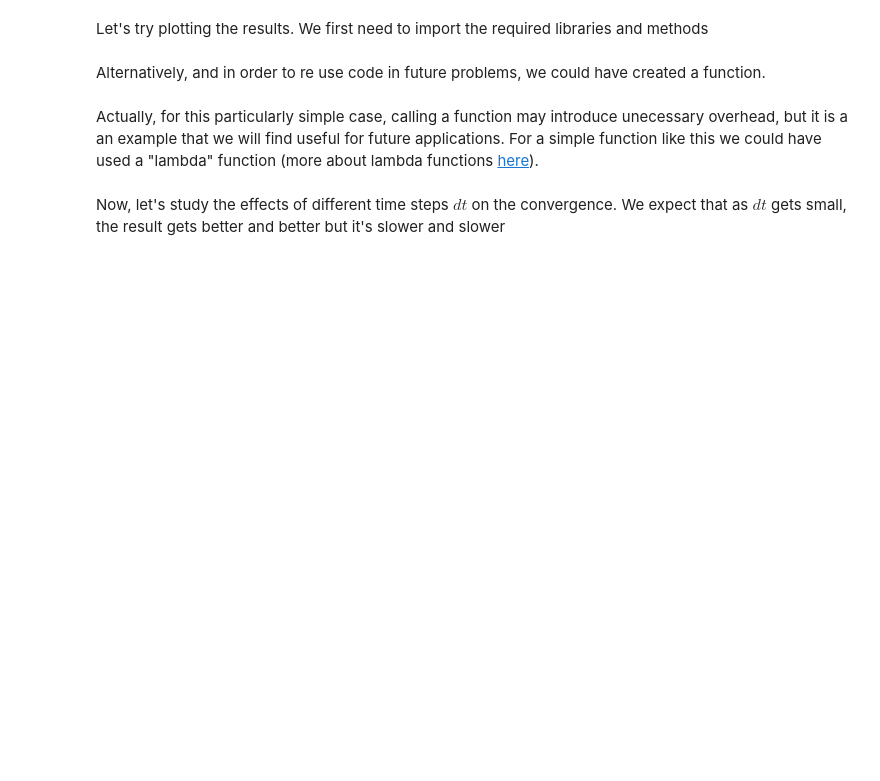
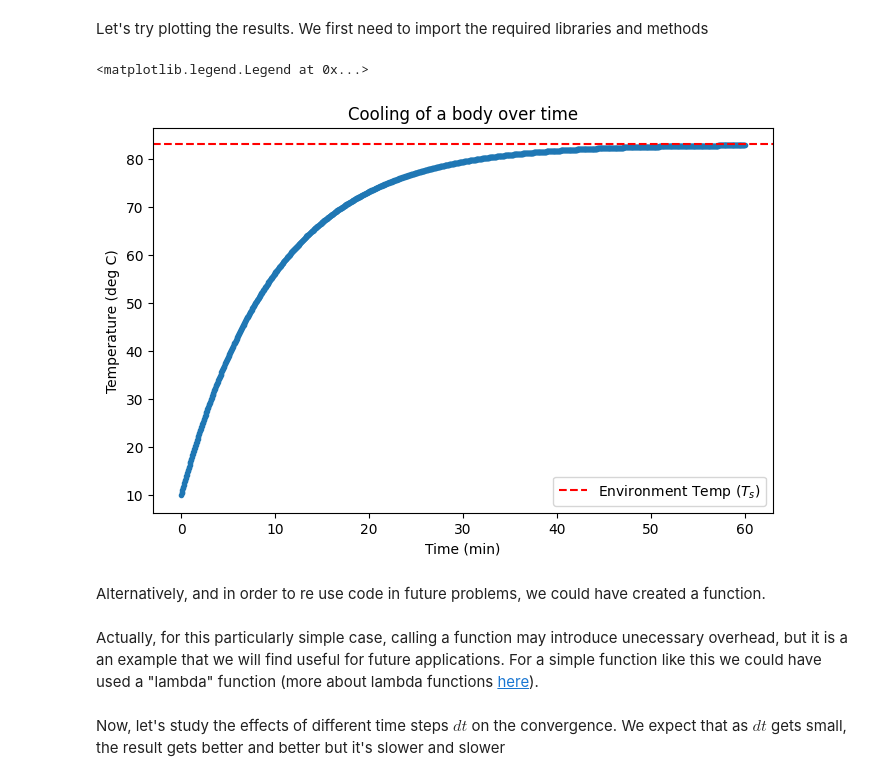
Before and after one commit to jimhalverson/COMP2025, a Jupyter notebook: lectures/Computational Physics/1_Lecture_Numerical Differentiation and Integration.ipynb, the cells around one changed output. Drawn from its saved outputs; the diff is of its cells as text; code cells hidden in the pictures; blank space fills up the shorter version.

```diff
--- a/lectures/Computational Physics/1_Lecture_Numerical Differentiation and Integration.ipynb
+++ b/lectures/Computational Physics/1_Lecture_Numerical Differentiation and Integration.ipynb
@@ -36,0 +156,3 @@ This is a technique that allows to evaluate the derivative of a function to mach
+# %%
+def f(x):
+    return x**2
@@ -112,3 +275,20 @@ given the cooling constant $r$ and the temperature of the body at time
 $t=0$. Plot the results for $r=0.1\frac{1}{min}$; $T_s=83^{\circ} C$, $T_0=10^{\circ}$
 using different intervals $\Delta t$ and compare with exact (analytical)
 results.
+# %%
+T0 = 10.      # Initial temperature of the body (deg C)
+Ts = 83.      # Surrounding/environment temperature (deg C)
+r = 0.1       # Cooling constant (1/min)
+dt = 0.05     # Time step (min)
+tmax = 60.    # Maximum simulation time (min)
+nsteps = int(tmax/dt)  # Number of time steps
+# %%
+T = T0
+my_temp, my_time = [T0], [0.]
+for i in range(1, nsteps+1):
+    new_T = T - r*(T-Ts)*dt
+    T = new_T
+    my_time.append(i*dt)
+    my_temp.append(T)
+    if i%100 ==0:
+        print(f"At time {i*dt:.2f} min, T={T:.2f}")
@@ -117,2 +313,13 @@ Let's try plotting the results. We first need to import the required libraries a
+# %%
+plt.figure(figsize=(8,5))
+plt.plot(my_time, my_temp, 'o-', markersize=3)
+plt.axhline(Ts, color='red', linestyle='--', label='Environment Temp ($T_s$)')
+plt.xlabel('Time (min)')
+plt.ylabel('Temperature (deg C)')
+plt.title('Cooling of a body over time')
+plt.legend()
+# %% [output]
+<matplotlib.legend.Legend at 0x...>
+[figure, added]
 # %% [markdown]
 Alternatively, and in order to re use code in future problems, we could have created a function.
```
Also changed, not shown: parts of 23 cells of this notebook, 2 other files.
